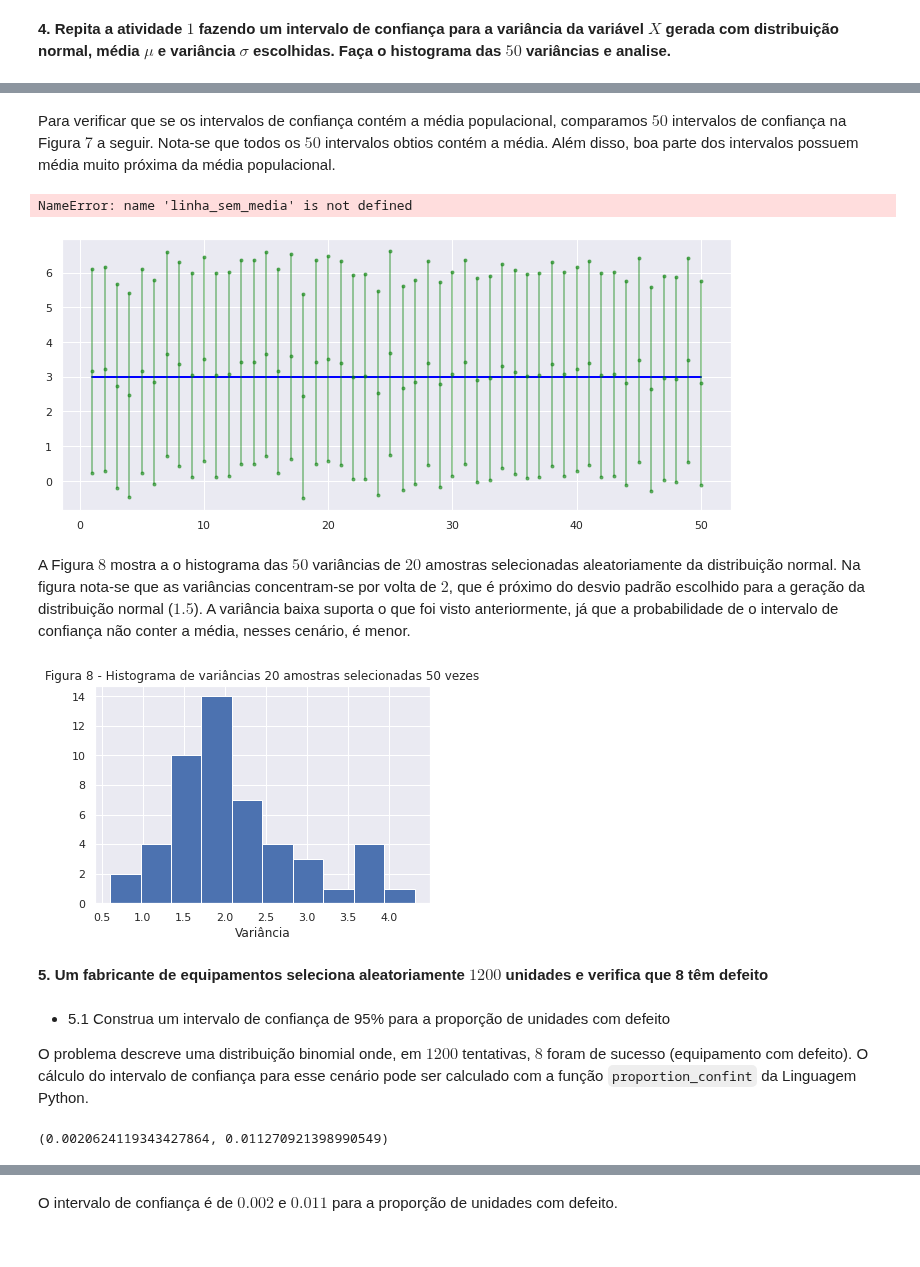
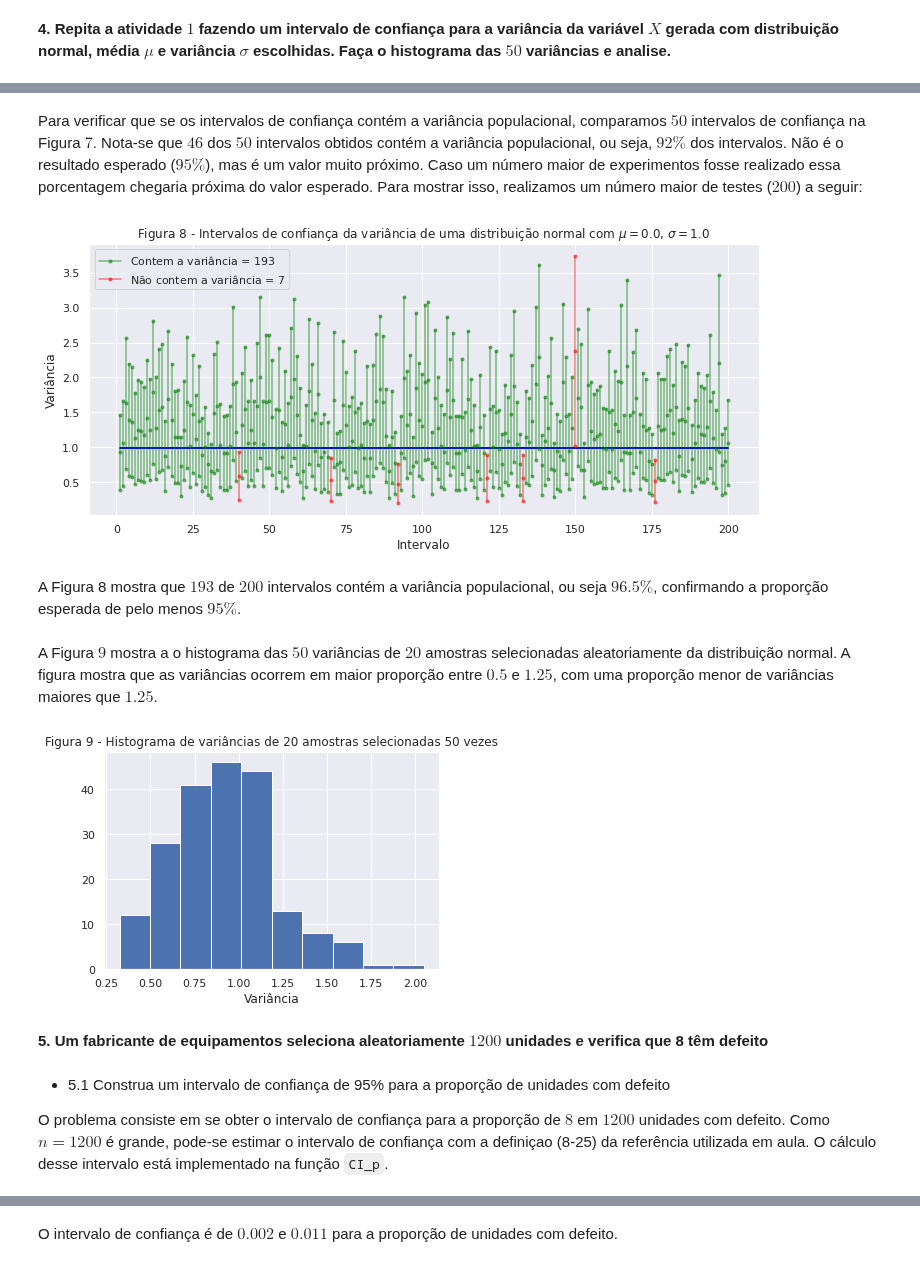
Before and after one commit to ifribeiro/TEI-EstApl, a Jupyter notebook: EPC6.ipynb, the cells around one changed output, grey strips where cells are left out. Cells and saved outputs as stored; diff of their text form; code cells hidden in the pictures.

```diff
--- a/EPC6.ipynb
+++ b/EPC6.ipynb
@@ -190,0 +246,23 @@ ax.text(ci[1]-0.15, 0.11, "{:.2f}".format(ci[1]));
+# %%
+n = 50
+amostras4 = [np.random.choice(X_norm, size=20) for _ in range(n)]
+n_intervalos_normal = [CI_Var(20, xsample.var(), alpha=0.05) for xsample in amostras4]
+# %%
+fig, ax = plt.subplots(figsize=(12,5))
+var_norm = X_norm.var()
+y = [var_norm for _ in range(n)]
+intervalos = np.arange(1,51)
+ax.plot(intervalos, y,c='blue',lw=2)
+cnts = 0
+for i in intervalos:
+    ypoints = [n_intervalos_normal[i-1][0], np.mean(n_intervalos_normal[i-1]), n_intervalos_normal[i-1][1]]
+    if (var_norm>=ypoints[0] and var_norm<=ypoints[-1]):
+        linha_com_media, = ax.plot([i,i,i], ypoints, marker='.', c='green', alpha=0.5,)
+        cnts+=1
+    else:
+        linha_sem_media, = ax.plot([i,i,i], ypoints, marker='.', c='red', alpha=0.5,)
+labels = ["Contem a variância = ${}$".format(cnts), "Não contem a variância = ${}$".format(n-cnts)]
+ax.legend([linha_com_media, linha_sem_media], labels)
+ax.set_title("Figura {} - Intervalos de confiança da variância de uma distribuição normal com $\mu={}$, $\sigma={}$".format(7, 0.0, 1.0))
+ax.set_xlabel("Intervalo")
+ax.set_ylabel("Variância");
@@ -191,2 +271,2 @@ ax.text(ci[1]-0.15, 0.11, "{:.2f}".format(ci[1]));
 # %% [markdown]
-Para verificar que se os intervalos de confiança contém a média populacional, comparamos $50$ intervalos de confiança na Figura $7$ a seguir. Nota-se que todos os $50$ intervalos obtios contém a média. Além disso, boa parte dos intervalos possuem média muito próxima da média populacional.
+Para verificar que se os intervalos de confiança contém a variância populacional, comparamos $50$ intervalos de confiança na Figura $7$. Nota-se que $46$ dos $50$ intervalos obtidos contém a variância populacional, ou seja, $92\%$ dos intervalos. Não é o resultado esperado ($95\%$), mas é um valor muito próximo. Caso um número maior de experimentos fosse realizado essa porcentagem chegaria próxima do valor esperado. Para mostrar isso, realizamos um número maior de testes ($200$) a seguir:
@@ -198,22 +273,27 @@ n_intervalos_normal = [norm.interval(0.95, loc=xsample.mean(), scale=1.5) for xs
 # %%
-# TODO: explicar essa figura
+n = 200
+amostras4 = [np.random.choice(X_norm, size=20) for _ in range(n)]
+n_intervalos_normal = [CI_Var(20, xsample.var(), alpha=0.05) for xsample in amostras4]
 fig, ax = plt.subplots(figsize=(12,5))
-y = [3.0 for _ in range(n)]
-intervalos = np.arange(1,51)
+var_norm = X_norm.var()
+y = [var_norm for _ in range(n)]
+intervalos = np.arange(1,n+1)
 ax.plot(intervalos, y,c='blue',lw=2)
 cnts = 0
 for i in intervalos:
     ypoints = [n_intervalos_normal[i-1][0], np.mean(n_intervalos_normal[i-1]), n_intervalos_normal[i-1][1]]
-    if (5>=ypoints[0] and 5<=ypoints[-1]):
+    if (var_norm>=ypoints[0] and var_norm<=ypoints[-1]):
         linha_com_media, = ax.plot([i,i,i], ypoints, marker='.', c='green', alpha=0.5,)
         cnts+=1
     else:
-        linha_sem_media, = ax.plot([i,i,i], ypoints, marker='.', c='blue', alpha=0.5,)
-labels = ["Contem a média = ${}$".format(cnts), "Não contem a media = ${}$".format(n-cnts)]
+        linha_sem_media, = ax.plot([i,i,i], ypoints, marker='.', c='red', alpha=0.5,)
+labels = ["Contem a variância = ${}$".format(cnts), "Não contem a variância = ${}$".format(n-cnts)]
 ax.legend([linha_com_media, linha_sem_media], labels)
-ax.set_title("Figura {} - Intervalos de confiança das médias de uma distribuição normal com $\mu={}$, $\sigma={}$".format(7, 5.0, 1.5))
-ax.set_xlabel("Intervalo");
+ax.set_title("Figura {} - Intervalos de confiança da variância de uma distribuição normal com $\mu={}$, $\sigma={}$".format(8, 0.0, 1.0))
+ax.set_xlabel("Intervalo")
+ax.set_ylabel("Variância");
 # %% [output]
-NameError: name 'linha_sem_media' is not defined
-[figure, old version]
+[figure, new version]
+# %% [markdown]
+A Figura 8 mostra que $193$ de $200$ intervalos contém a variância populacional, ou seja $96.5\%$, confirmando a proporção esperada de pelo menos $95\%$.
 # %%
@@ -220,16 +301,16 @@ NameError: name 'linha_sem_media' is not defined
 variancias = [xsample.var() for xsample in amostras4]
-# %% [markdown]
-A Figura $8$ mostra a o histograma das $50$ variâncias de $20$ amostras selecionadas aleatoriamente da distribuição normal. Na figura nota-se que as variâncias concentram-se por volta de $2$, que é próximo do desvio padrão escolhido para a geração da distribuição normal ($1.5$). A variância baixa suporta o que foi visto anteriormente, já que a probabilidade de o intervalo de confiança não conter a média, nesses cenário, é menor.
+# %% [markdown]
+A Figura $9$ mostra a o histograma das $50$ variâncias de $20$ amostras selecionadas aleatoriamente da distribuição normal. A figura mostra que as variâncias ocorrem em maior proporção entre $0.5$ e $1.25$, com uma proporção menor de variâncias maiores que $1.25$.
 # %%
 fig, ax = plt.subplots()
 ax.hist(variancias)
-ax.set_title("Figura {} - Histograma de variâncias 20 amostras selecionadas 50 vezes".format(8))
+ax.set_title("Figura {} - Histograma de variâncias de 20 amostras selecionadas 50 vezes".format(9))
 ax.set_xlabel("Variância");
 # %% [output]
-[figure, old version]
+[figure, new version]
 # %% [markdown]
 **5. Um fabricante de equipamentos seleciona aleatoriamente $1200$ unidades e verifica que 8 têm defeito**
 # %% [markdown]
 - 5.1 Construa um intervalo de confiança de 95% para a proporção de unidades com defeito
 
-O problema descreve uma distribuição binomial onde, em $1200$ tentativas, $8$ foram de sucesso (equipamento com defeito). O cálculo do intervalo de confiança para esse cenário pode ser calculado com a função ``proportion_confint`` da Linguagem Python.
+O problema consiste em se obter o intervalo de confiança para a proporção de $8$ em $1200$ unidades com defeito. Como $n=1200$ é grande, pode-se estimar o intervalo de confiança com a definiçao (8-25) da referência utilizada em aula. O cálculo desse intervalo está implementado na função ``CI_p``.
@@ -238,5 +316,0 @@ from statsmodels.stats.proportion import proportion_confint
-# %%
-ci = proportion_confint(8, 1200)
-ci
-# %% [output]
-(0.0020624119343427864, 0.011270921398990549)
```
Also changed, not shown: parts of 48 cells of this notebook, 6 other files.
